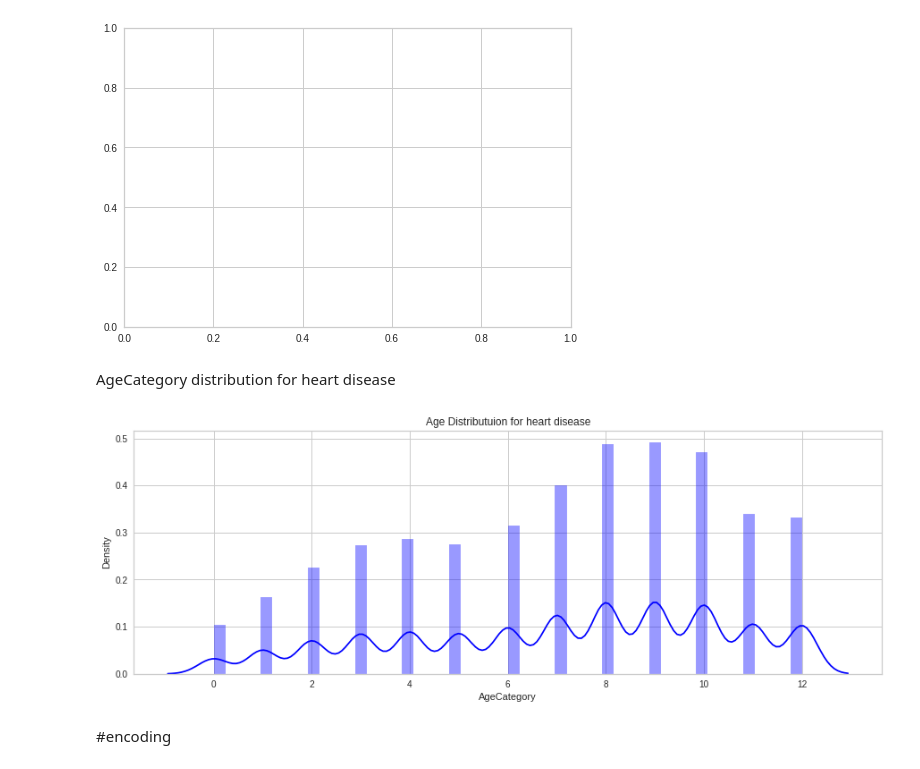
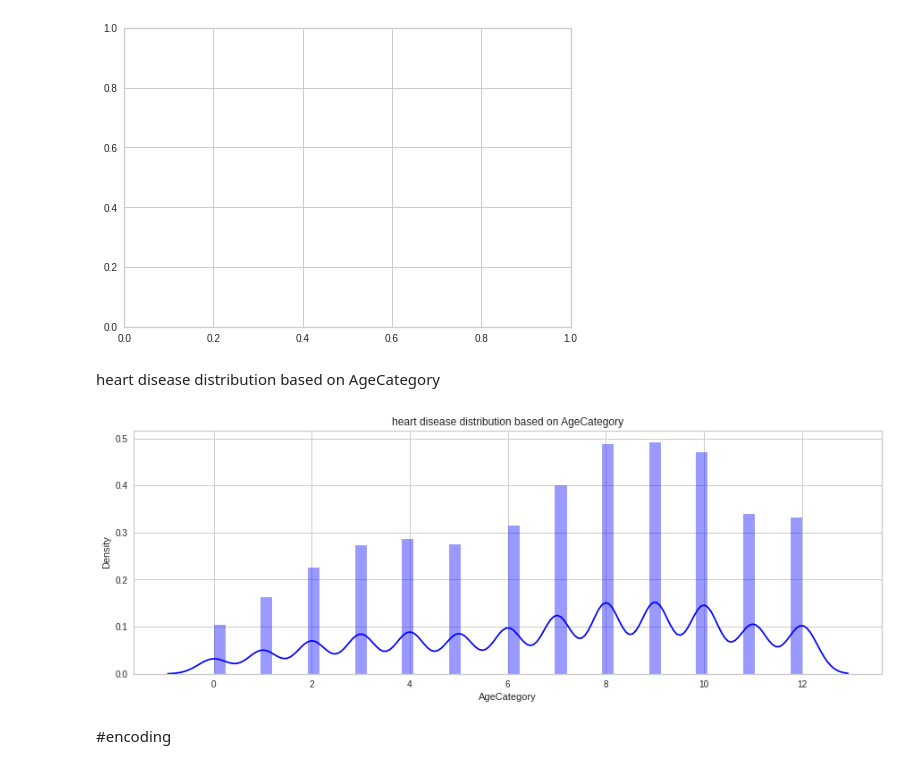
Before and after one commit to MaliheDahmardeh/project, a Jupyter notebook: Copy_of_Untitled0.ipynb, the cells around one changed output. Cells and saved outputs as stored; diff of their text form; code cells hidden in the pictures.

```diff
--- a/Copy_of_Untitled0.ipynb
+++ b/Copy_of_Untitled0.ipynb
@@ -238,16 +240,16 @@ sb.histplot(x=heart_disease_df['HeartDisease'].where(heart_disease_df['Smoking']
 # %% [output]
 <matplotlib.axes._subplots.AxesSubplot at 0x...>
 [figure]
-# %% [markdown]
-AgeCategory distribution for heart disease
+# %% [markdown]
+heart disease distribution based on AgeCategory
 # %%
 A = heart_disease_df[heart_disease_df['Smoking']==1]
 plt.figure(figsize=(15,5))
 sb.distplot(A['AgeCategory'],color = 'blue')
-plt.title("Age Distributuion for heart disease")
+plt.title("heart disease distribution based on AgeCategory")
 plt.show()
 # %% [output]
-[figure, old version]
+[figure, new version]
 # %% [markdown]
 #encoding
 # %% [markdown]
```
Also changed, not shown: parts of 7 cells of this notebook.
